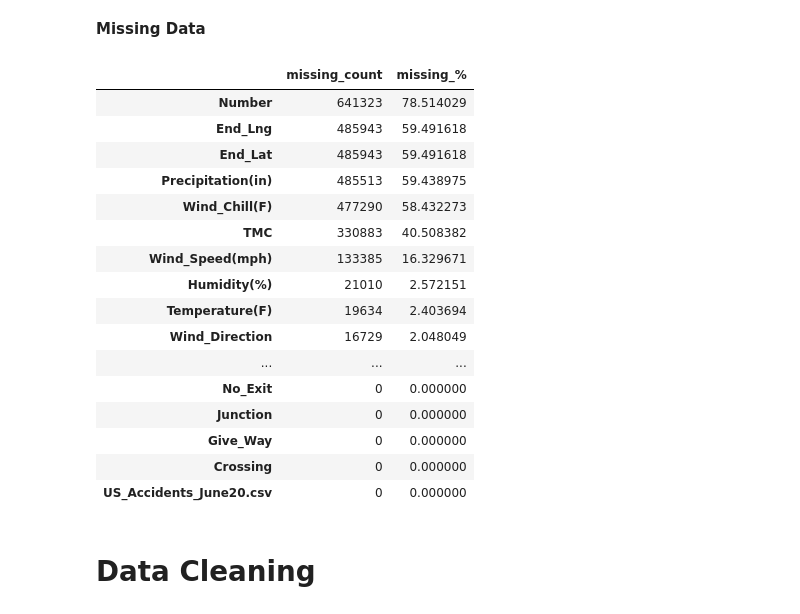
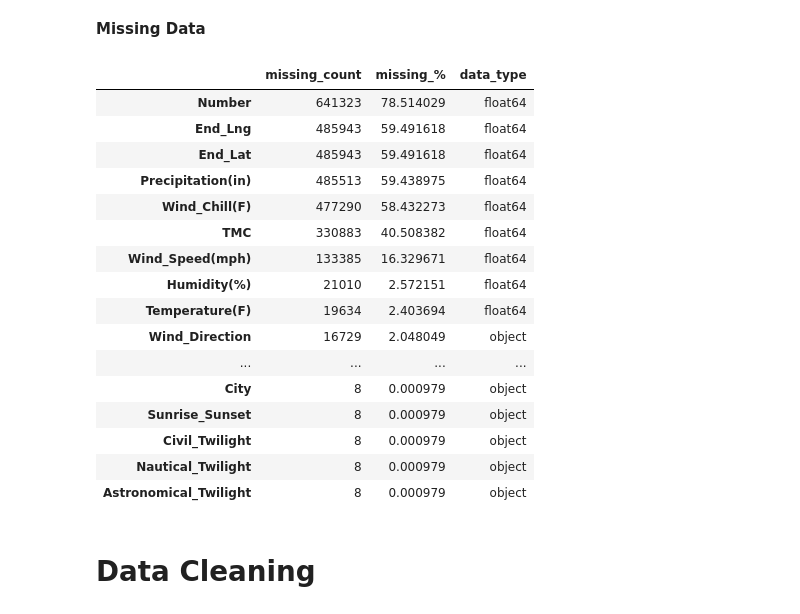
Before and after one commit to KishenSharma6/Traffic-Accident-Analysis, a Jupyter notebook: Project_Codes/01_Data_Cleaning/2020_0727_Data_Cleaning.ipynb, the cells around one changed output. Cells and saved outputs as stored; diff of their text form; code cells hidden in the pictures.

Commit message:
Completed data cleaning

```diff
--- a/Project_Codes/01_Data_Cleaning/2020_0727_Data_Cleaning.ipynb
+++ b/Project_Codes/01_Data_Cleaning/2020_0727_Data_Cleaning.ipynb
@@ -140,29 +140,31 @@ df.describe().T
 | Precipitation(in) | 331313.0 | 0.007165 | 0.053528 | 0.000000 | 0.000000 | 0.000000 | 0.000000 | 2.400000e+01 |
 # %% [markdown]
 **Missing Data**
-# %%
-#Display missing data counts and percentages
-missing = pd.DataFrame(df.isna().sum().sort_values(ascending=False), columns=['missing_count'])
-missing['missing_%'] = missing.missing_count/len(df) * 100
-display(missing)
-# %% [output]
-|  | missing_count | missing_% |
-| Number | 641323 | 78.514029 |
-| End_Lng | 485943 | 59.491618 |
-| End_Lat | 485943 | 59.491618 |
-| Precipitation(in) | 485513 | 59.438975 |
-| Wind_Chill(F) | 477290 | 58.432273 |
-| TMC | 330883 | 40.508382 |
-| Wind_Speed(mph) | 133385 | 16.329671 |
-| Humidity(%) | 21010 | 2.572151 |
-| Temperature(F) | 19634 | 2.403694 |
-| Wind_Direction | 16729 | 2.048049 |
-| ... | ... | ... |
-| No_Exit | 0 | 0.000000 |
-| Junction | 0 | 0.000000 |
-| Give_Way | 0 | 0.000000 |
-| Crossing | 0 | 0.000000 |
-| US_Accidents_June20.csv | 0 | 0.000000 |
+# %%
+#Import libraries
+from Missing_Values import missing_counts
+
+#Display missing data in data
+missing_data = missing_counts(df)
+display(missing_data)
+# %% [output]
+|  | missing_count | missing_% | data_type |
+| Number | 641323 | 78.514029 | float64 |
+| End_Lng | 485943 | 59.491618 | float64 |
+| End_Lat | 485943 | 59.491618 | float64 |
+| Precipitation(in) | 485513 | 59.438975 | float64 |
+| Wind_Chill(F) | 477290 | 58.432273 | float64 |
+| TMC | 330883 | 40.508382 | float64 |
+| Wind_Speed(mph) | 133385 | 16.329671 | float64 |
+| Humidity(%) | 21010 | 2.572151 | float64 |
+| Temperature(F) | 19634 | 2.403694 | float64 |
+| Wind_Direction | 16729 | 2.048049 | object |
+| ... | ... | ... | ... |
+| City | 8 | 0.000979 | object |
+| Sunrise_Sunset | 8 | 0.000979 | object |
+| Civil_Twilight | 8 | 0.000979 | object |
+| Nautical_Twilight | 8 | 0.000979 | object |
+| Astronomical_Twilight | 8 | 0.000979 | object |
 # %% [markdown]
 # Data Cleaning
 # %% [markdown]
```
Also changed, not shown: parts of 11 cells of this notebook.
